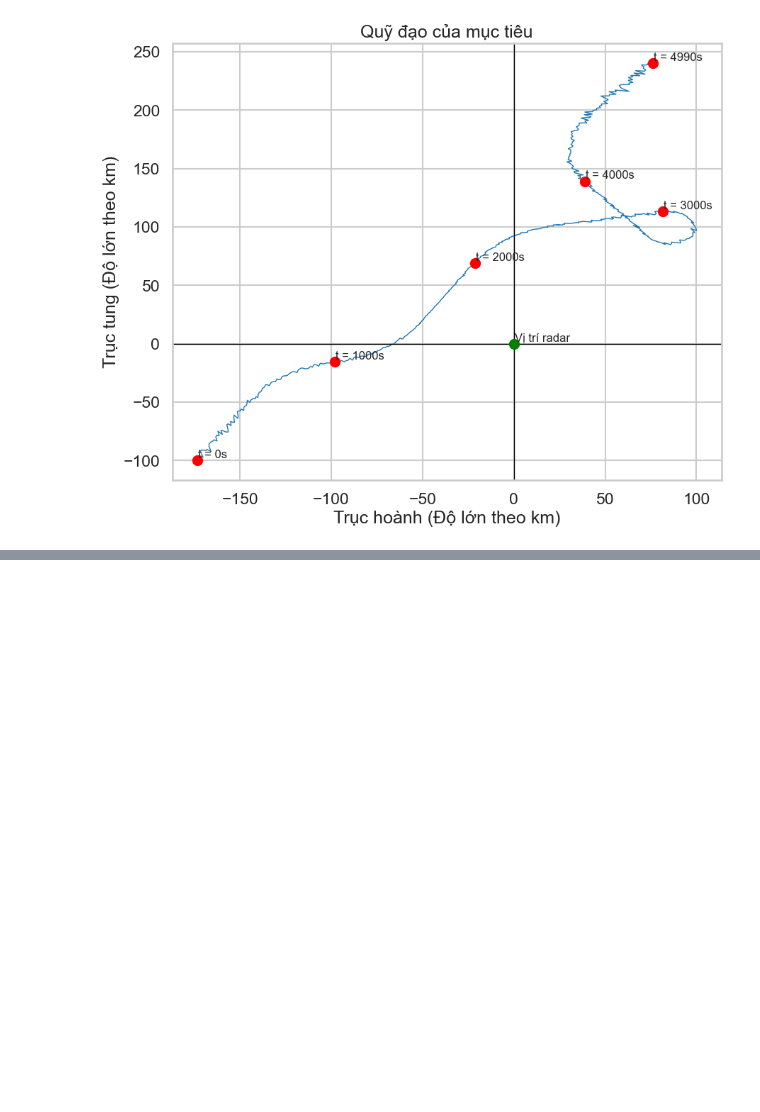
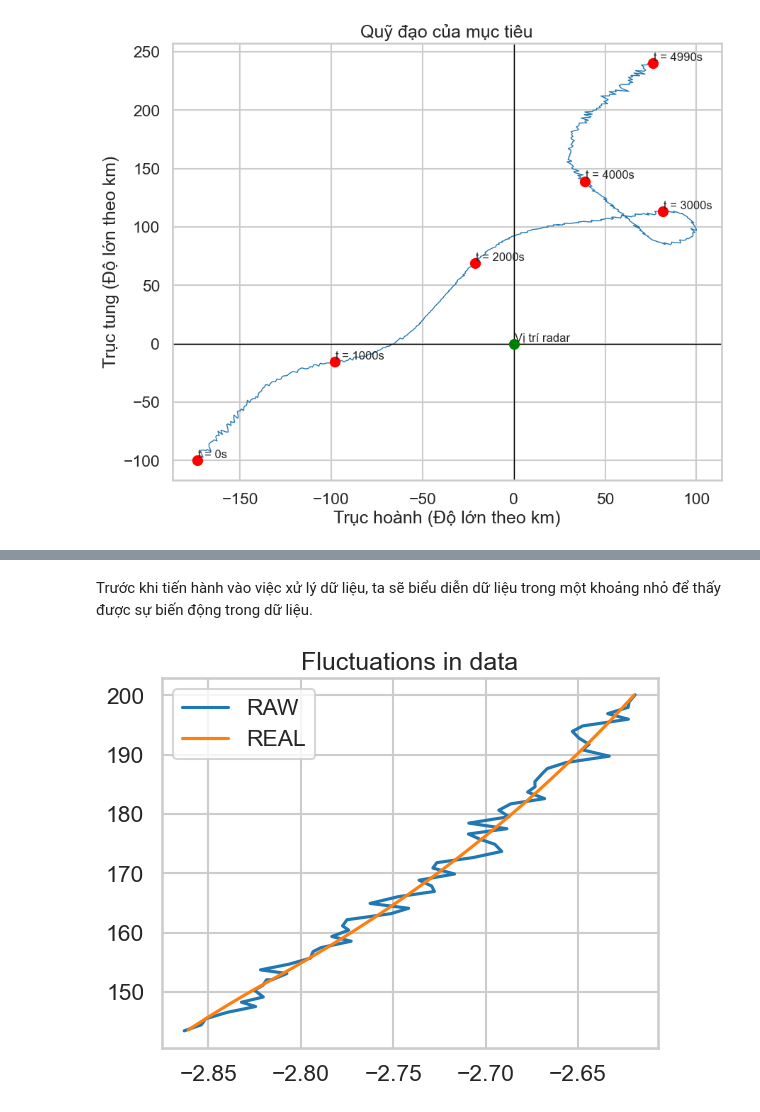
Before and after one commit to duyanh213-ml/radar_analysis, a Jupyter notebook: analysis_radar_data.ipynb, the cells around one changed output, grey strips where cells are left out. Saved outputs shown, nothing was run; the diff lists cells and outputs as text; code cells hidden in the pictures; blank space fills up the shorter version.

```diff
--- a/analysis_radar_data.ipynb
+++ b/analysis_radar_data.ipynb
@@ -194,0 +199,18 @@ visualize_orbit.plot_orbit(df)
+# %%
+# Khai báo module đã xây dựng riêng
+from private_module import moving_average
+azimuth_raw = df['Azimuth (rad)']
+range_raw = df['Range (km)']
+df_ground_truth = pd.read_csv('data\groundtruthData.csv') # Lấy dữ liệu trong thực tế để đối chiếu
+azimuth_real = df_ground_truth['Azimuth (rad)']
+range_real = df_ground_truth['Range (m)'] * 0.001
+# %% [markdown]
+Trước khi tiến hành vào việc xử lý dữ liệu, ta sẽ biểu diễn dữ liệu trong một khoảng nhỏ để thấy được sự biến động trong dữ liệu.
+# %%
+plt.plot(azimuth_raw[:60], range_raw[:60], label='RAW')
+plt.plot(azimuth_real[:60], range_real[:60], label='REAL')
+plt.legend()
+plt.title('Fluctuations in data')
+plt.show()
+# %% [output]
+[figure, added]
```
Also changed, not shown: parts of 18 cells of this notebook, 2 other files.
